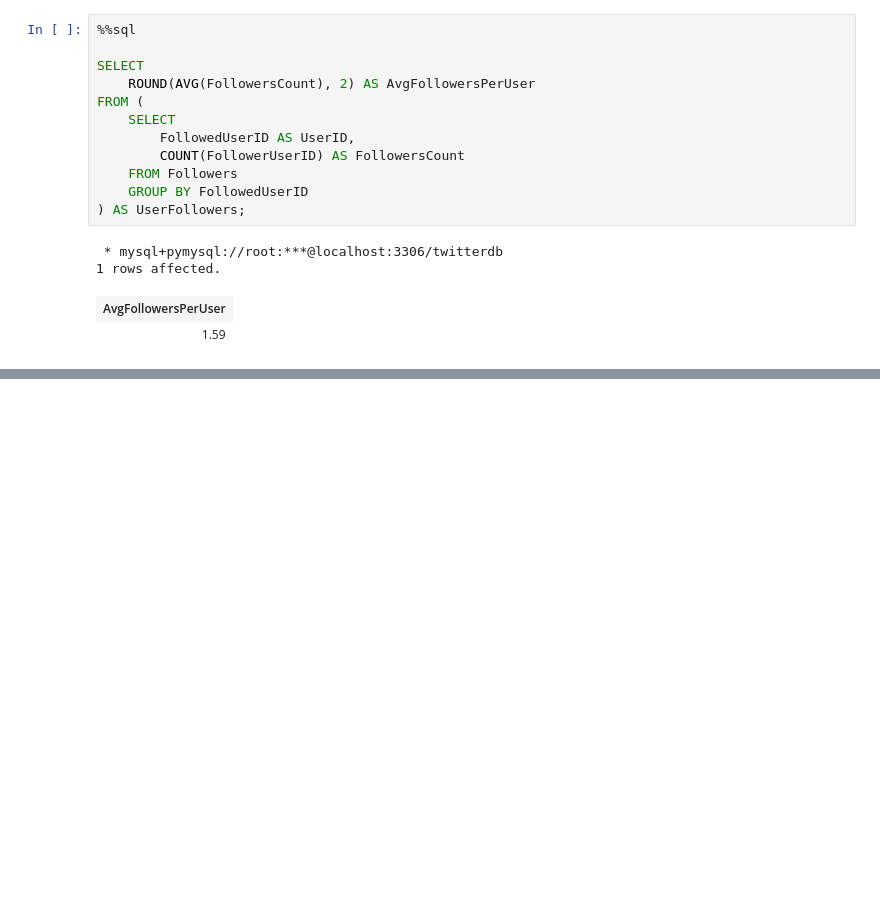
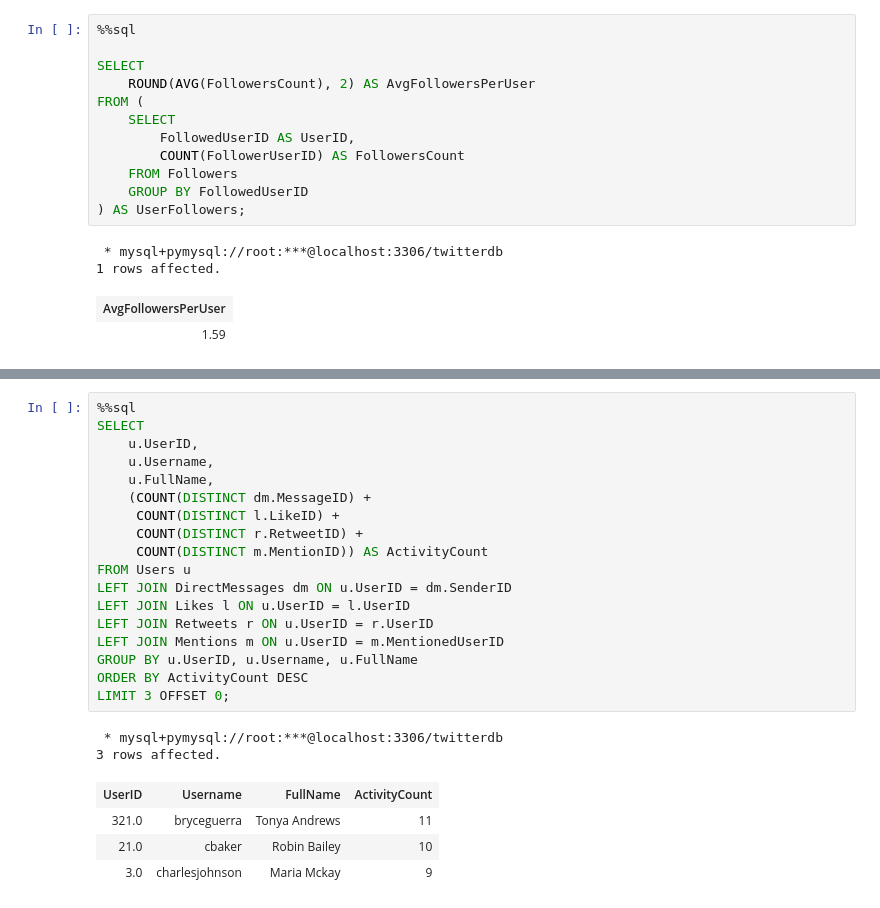
Before and after one commit to Ronald116/Data-Analysis-Projects, a Jupyter notebook: SQL/twitter_project/solution_analysis.ipynb, the cells around one changed output, grey strips where cells are left out. Saved outputs shown, nothing was run; the diff lists cells and outputs as text; blank space fills up the shorter version.

```diff
--- a/SQL/twitter_project/solution_analysis.ipynb
+++ b/SQL/twitter_project/solution_analysis.ipynb
@@ -622,0 +634,25 @@ FROM (
+# %%
+%%sql
+SELECT
+    u.UserID,
+    u.Username,
+    u.FullName,
+    (COUNT(DISTINCT dm.MessageID) +
+     COUNT(DISTINCT l.LikeID) +
+     COUNT(DISTINCT r.RetweetID) +
+     COUNT(DISTINCT m.MentionID)) AS ActivityCount
+FROM Users u
+LEFT JOIN DirectMessages dm ON u.UserID = dm.SenderID
+LEFT JOIN Likes l ON u.UserID = l.UserID
+LEFT JOIN Retweets r ON u.UserID = r.UserID
+LEFT JOIN Mentions m ON u.UserID = m.MentionedUserID
+GROUP BY u.UserID, u.Username, u.FullName
+ORDER BY ActivityCount DESC
+LIMIT 3 OFFSET 0;
+# %% [output]
+ * mysql+pymysql://root:***@localhost:3306/twitterdb
+3 rows affected.
+| UserID | Username | FullName | ActivityCount |
+| 321.0 | bryceguerra | Tonya Andrews | 11 |
+| 21.0 | cbaker | Robin Bailey | 10 |
+| 3.0 | charlesjohnson | Maria Mckay | 9 |
```
Also changed, not shown: parts of 1 cell of this notebook.
